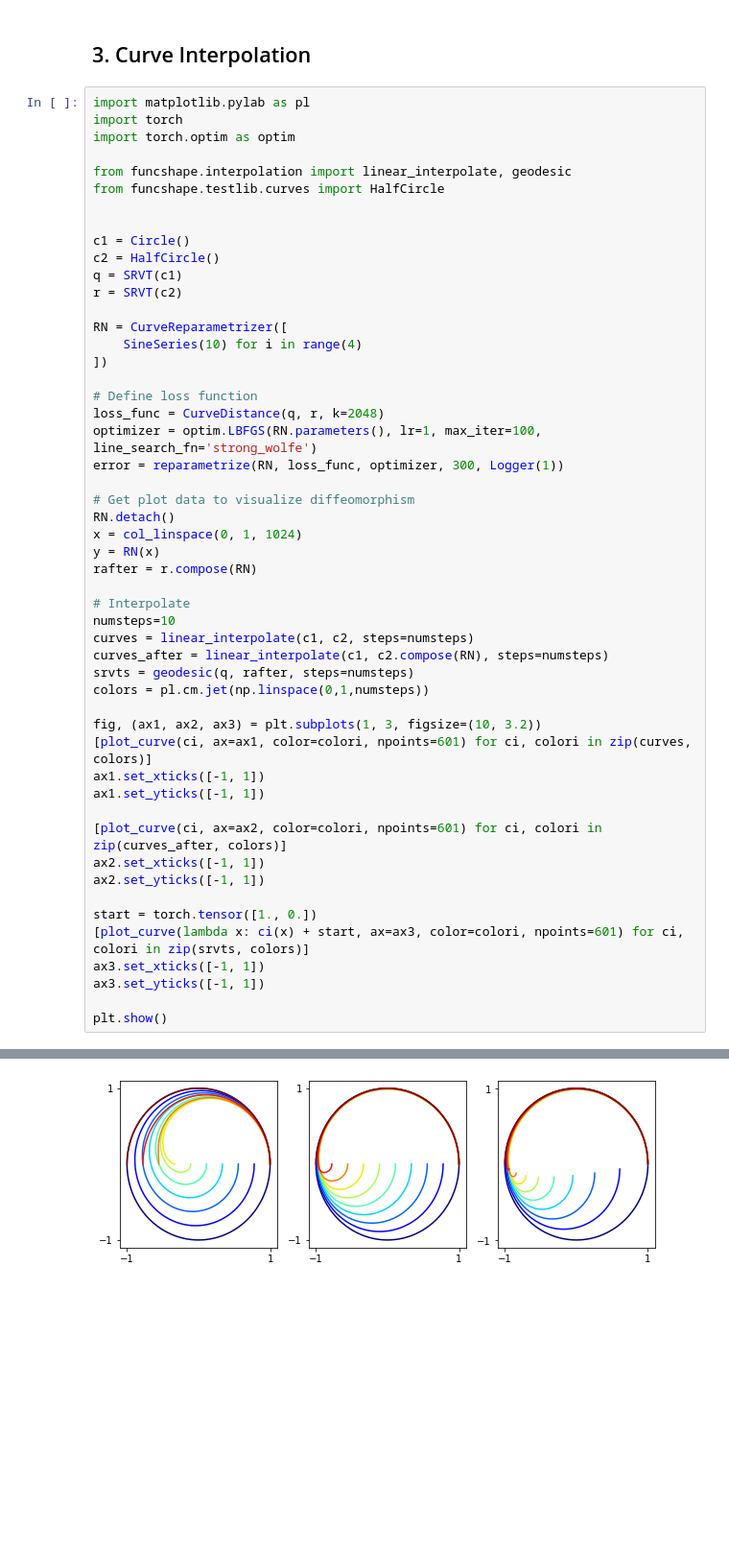
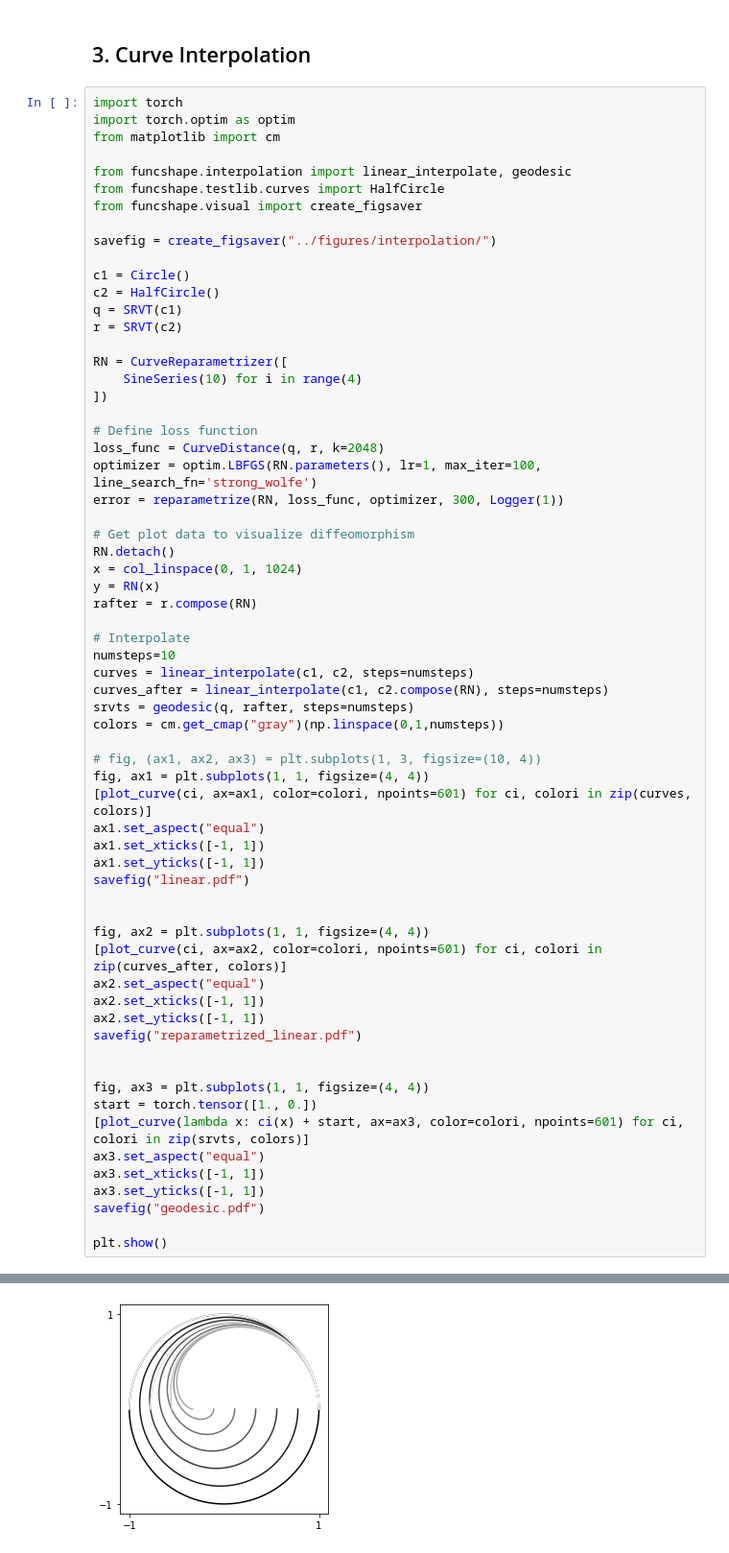
Before and after one commit to jorgenriseth/funcshape, a Jupyter notebook: notebooks/curves-reparametrization.ipynb, the cells around one changed output, grey strips where cells are left out. Shown at 96% size. Saved outputs shown, nothing was run; the diff lists cells and outputs as text; blank space fills up the shorter version.

```diff
--- a/notebooks/curves-reparametrization.ipynb
+++ b/notebooks/curves-reparametrization.ipynb
@@ -163,13 +174,15 @@ plt.show()
 # %% [markdown]
 ## 3. Curve Interpolation
 # %%
-import matplotlib.pylab as pl
 import torch
 import torch.optim as optim
+from matplotlib import cm
 
 from funcshape.interpolation import linear_interpolate, geodesic
 from funcshape.testlib.curves import HalfCircle
+from funcshape.visual import create_figsaver
 
+savefig = create_figsaver("../figures/interpolation/")
 
 c1 = Circle()
 c2 = HalfCircle()
@@ -196,21 +209,32 @@ numsteps=10
 curves = linear_interpolate(c1, c2, steps=numsteps)
 curves_after = linear_interpolate(c1, c2.compose(RN), steps=numsteps)
 srvts = geodesic(q, rafter, steps=numsteps)
-colors = pl.cm.jet(np.linspace(0,1,numsteps))
+colors = cm.get_cmap("gray")(np.linspace(0,1,numsteps))
 
-fig, (ax1, ax2, ax3) = plt.subplots(1, 3, figsize=(10, 3.2))
+# fig, (ax1, ax2, ax3) = plt.subplots(1, 3, figsize=(10, 4))
+fig, ax1 = plt.subplots(1, 1, figsize=(4, 4))
 [plot_curve(ci, ax=ax1, color=colori, npoints=601) for ci, colori in zip(curves, colors)]
+ax1.set_aspect("equal")
 ax1.set_xticks([-1, 1])
 ax1.set_yticks([-1, 1])
+savefig("linear.pdf")
 
+
+fig, ax2 = plt.subplots(1, 1, figsize=(4, 4))
 [plot_curve(ci, ax=ax2, color=colori, npoints=601) for ci, colori in zip(curves_after, colors)]
+ax2.set_aspect("equal")
 ax2.set_xticks([-1, 1])
 ax2.set_yticks([-1, 1])
+savefig("reparametrized_linear.pdf")
 
+
+fig, ax3 = plt.subplots(1, 1, figsize=(4, 4))
 start = torch.tensor([1., 0.])
 [plot_curve(lambda x: ci(x) + start, ax=ax3, color=colori, npoints=601) for ci, colori in zip(srvts, colors)]
+ax3.set_aspect("equal")
 ax3.set_xticks([-1, 1])
 ax3.set_yticks([-1, 1])
+savefig("geodesic.pdf")
 
 plt.show()
 # %% [output]
@@ -226 +250 @@ Finished training in 0.16481s
-[figure, old version]
+[figure, new version]
```
Also changed, not shown: parts of 4 cells of this notebook, 3 other files.
